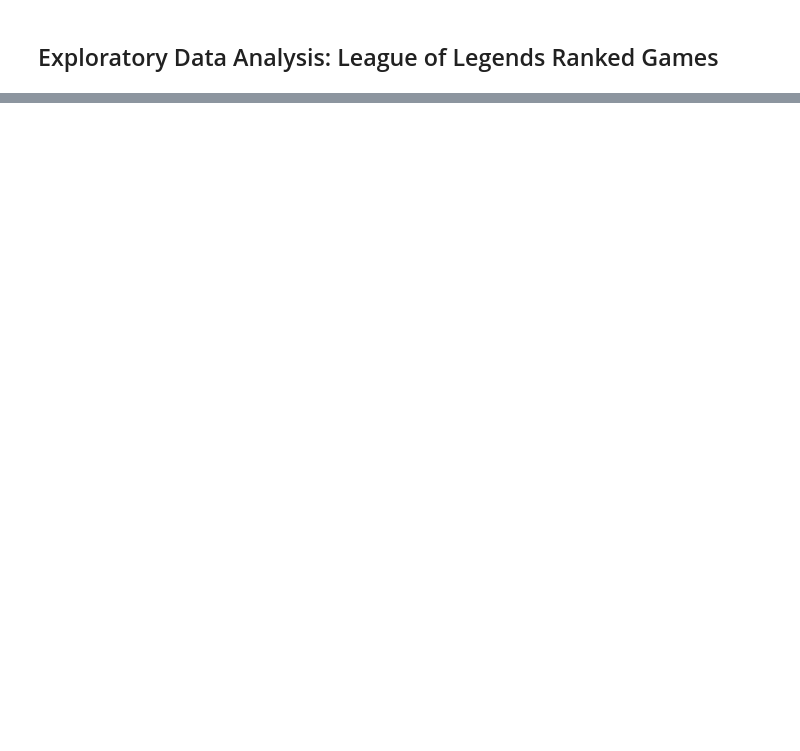
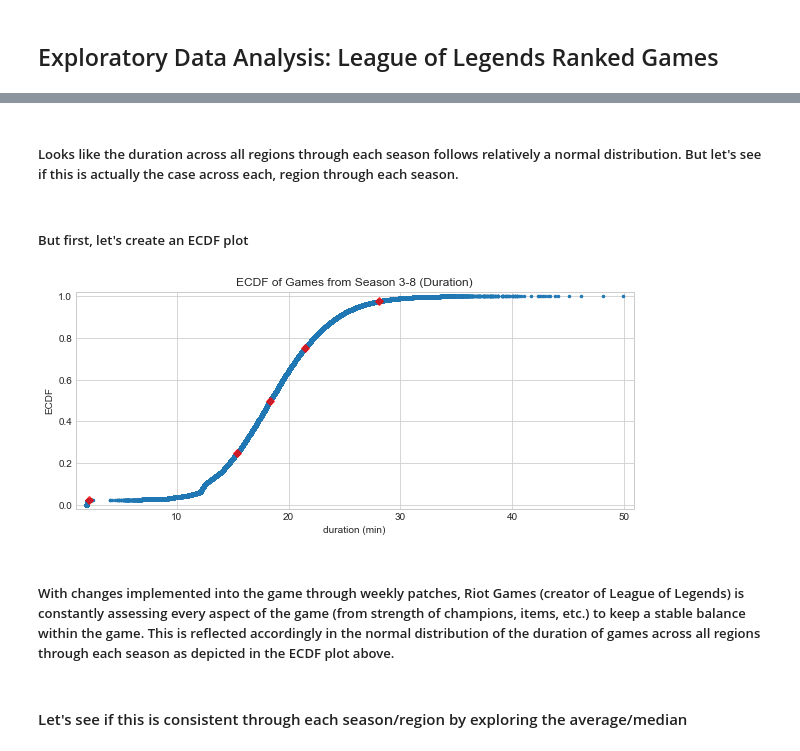
Before and after one commit to hctlee0812/Springboard, a Jupyter notebook: Exploratory Data Analysis.ipynb, the cells around one changed output, grey strips where cells are left out. Saved outputs shown, nothing was run; the diff lists cells and outputs as text; code cells hidden in the pictures; blank space fills up the shorter version.

```diff
--- a/Exploratory Data Analysis.ipynb
+++ b/Exploratory Data Analysis.ipynb
@@ -131,0 +48,46 @@ participants = participants_merged[['matchid']]
+# %% [markdown]
+##### Looks like the duration across all regions through each season follows relatively a normal distribution. But let's see if this is actually the case across each, region through each season.
+# %% [markdown]
+##### But first, let's create an ECDF plot
+# %%
+def ecdf(data): # Create ecdf function
+
+    # Number of data points: n
+    n = len(data)
+
+    # x-data for the ECDF: x
+    x = np.sort(data)
+
+    # y-data for the ECDF: y
+    y = np.arange(1, n+1) / n
+
+    return x, y
+# %%
+sns.set_style('whitegrid') # Set plot theme
+plt.figure(figsize=(10,4)) # Set size
+
+x_duration, y_duration = ecdf(duration_df.Duration) # Unzip x and y
+
+_ = plt.plot(x_duration, y_duration, marker='.', linestyle='none', markersize=5)  # Scatter plot
+
+percentiles = np.array([2.5, 25, 50, 75, 97.5]) # Specify array of percentiles: percentiles
+
+percentiles_duration = np.percentile(duration_df.Duration, percentiles) # Compute percentiles: ptiles_vers
+
+_ = plt.plot(percentiles_duration, percentiles/100, marker='D', color='red',
+                 linestyle='none', alpha=.75, markersize =5)
+
+plt.margins(0.02) # Make the margins nice
+
+_ = plt.xlabel('duration (min)') # Label the axes
+_ = plt.ylabel('ECDF')
+_ = plt.title('ECDF of Games from Season 3-8 (Duration)')
+
+# Display the plot
+plt.show()
+# %% [output]
+[figure, added]
+# %% [markdown]
+##### With changes implemented into the game through weekly patches, Riot Games (creator of League of Legends) is constantly assessing every aspect of the game (from strength of champions, items, etc.) to keep a stable balance within the game. This is reflected accordingly in the normal distribution of the duration of games across all regions through each season as depicted in the ECDF plot above.
+# %% [markdown]
+#### Let's see if this is consistent through each season/region by exploring the average/median
```
Also changed, not shown: parts of 63 cells of this notebook.
